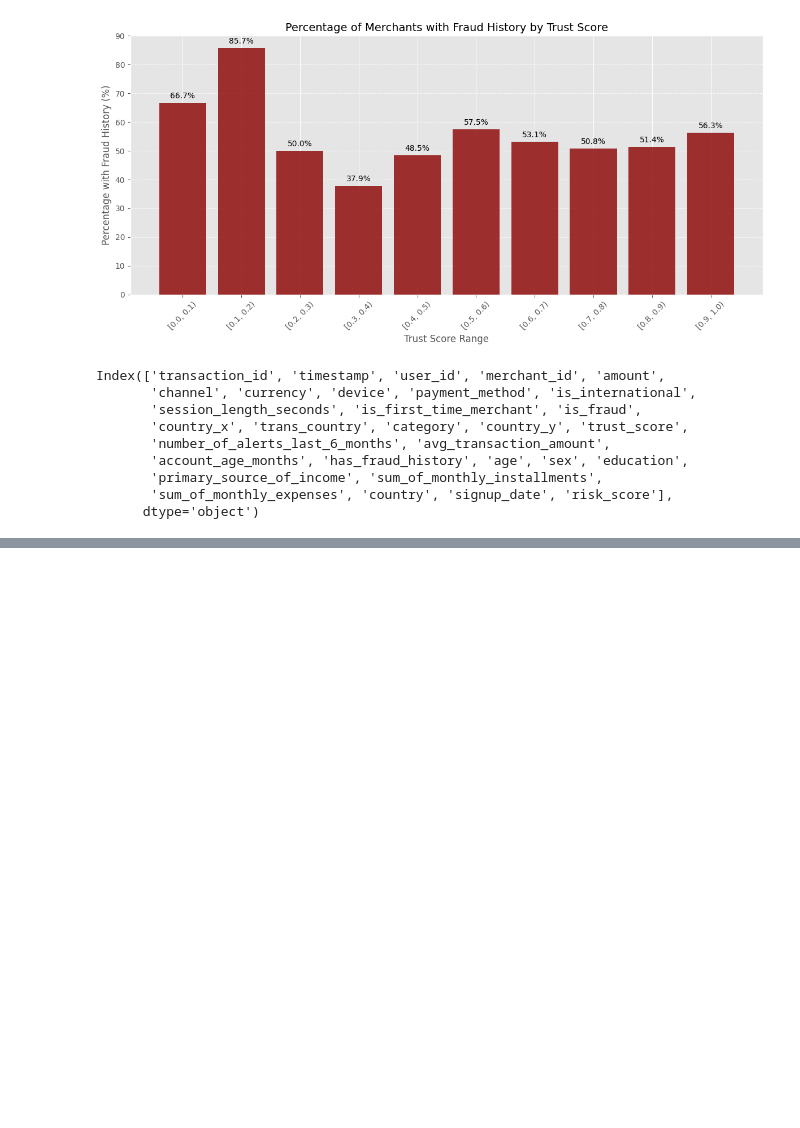
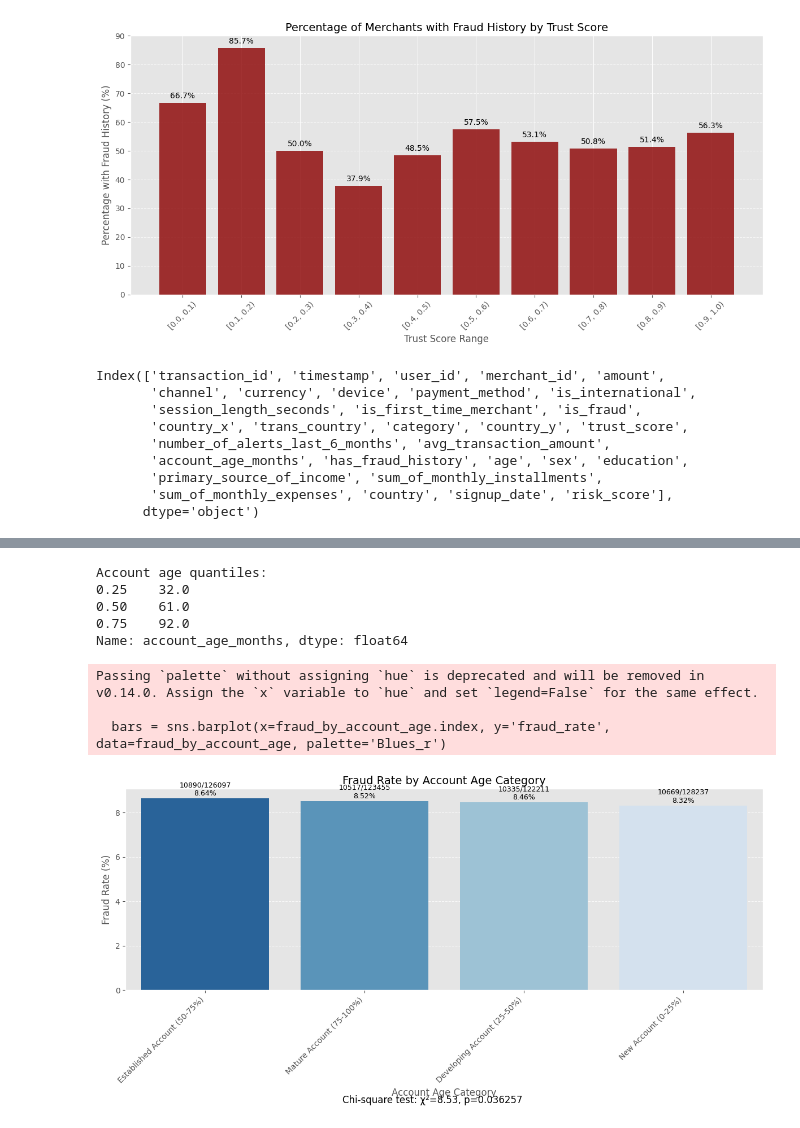
Before and after one commit to b-szczesniak/hackathon-entry, a Jupyter notebook: src/data_exploration.ipynb, the cells around one changed output, grey strips where cells are left out. Cells and saved outputs as stored; diff of their text form; code cells hidden in the pictures; blank space fills up the shorter version.

```diff
--- a/src/data_exploration.ipynb
+++ b/src/data_exploration.ipynb
@@ -864,0 +932,59 @@ transactions_with_country['is_international_real'] =
+# %%
+# Create categorical features for account_age_months using quantiles
+# First, let's calculate the quantiles
+account_age_quantiles = transactions_with_country['account_age_months'].quantile([0.25, 0.5, 0.75])
+print("Account age quantiles:")
+print(account_age_quantiles)
+
+# Create the categorical feature
+def categorize_account_age(age):
+     if age <= account_age_quantiles[0.25]:
+          return 'New Account (0-25%)'
+     elif age <= account_age_quantiles[0.5]:
+          return 'Developing Account (25-50%)'
+     elif age <= account_age_quantiles[0.75]:
+          return 'Established Account (50-75%)'
+     else:
+          return 'Mature Account (75-100%)'
+
+transactions_with_country['account_age_category'] = transactions_with_country['account_age_months'].apply(categorize_account_age)
+
+# Create visualizations for fraud rates by account age category
+plt.figure(figsize=(12, 6))
+fraud_by_account_age = transactions_with_country.groupby('account_age_category')['is_fraud'].agg(['mean', 'count'])
+fraud_by_account_age['fraud_rate'] = fraud_by_account_age['mean'] * 100
+fraud_by_account_age = fraud_by_account_age.sort_values('fraud_rate', ascending=False)
+
+# Plot the fraud rates
+bars = sns.barplot(x=fraud_by_account_age.index, y='fraud_rate', data=fraud_by_account_age, palette='Blues_r')
+plt.title('Fraud Rate by Account Age Category', fontsize=14)
+plt.xlabel('Account Age Category')
+plt.ylabel('Fraud Rate (%)')
+plt.xticks(rotation=45, ha='right')
+plt.grid(axis='y', linestyle='--', alpha=0.7)
+
+# Add count annotations
+for i, row in enumerate(fraud_by_account_age.itertuples()):
+     total_count = row.count
+     fraud_count = int(row.mean * total_count)
+     plt.text(i, row.fraud_rate + 0.05,
+                f'{fraud_count}/{total_count}\n{row.fraud_rate:.2f}%',
+                ha='center', va='bottom', fontsize=9)
+
+# Perform chi-square test for statistical significance
+contingency = pd.crosstab(transactions_with_country['account_age_category'], transactions_with_country['is_fraud'])
+chi2, p_value, dof, expected = stats.chi2_contingency(contingency)
+plt.figtext(0.5, 0.01, f'Chi-square test: χ²={chi2:.2f}, p={p_value:.6f}', ha='center', fontsize=12)
+
+plt.tight_layout()
+plt.show()
+# %% [output]
+Account age quantiles:
+0.25    32.0
+0.50    61.0
+0.75    92.0
+Name: account_age_months, dtype: float64
+Passing `palette` without assigning `hue` is deprecated and will be removed in v0.14.0. Assign the `x` variable to `hue` and set `legend=False` for the same effect.
+
+  bars = sns.barplot(x=fraud_by_account_age.index, y='fraud_rate', data=fraud_by_account_age, palette='Blues_r')
+[figure, added]
```
Also changed, not shown: parts of 15 cells of this notebook, 2 other files.
